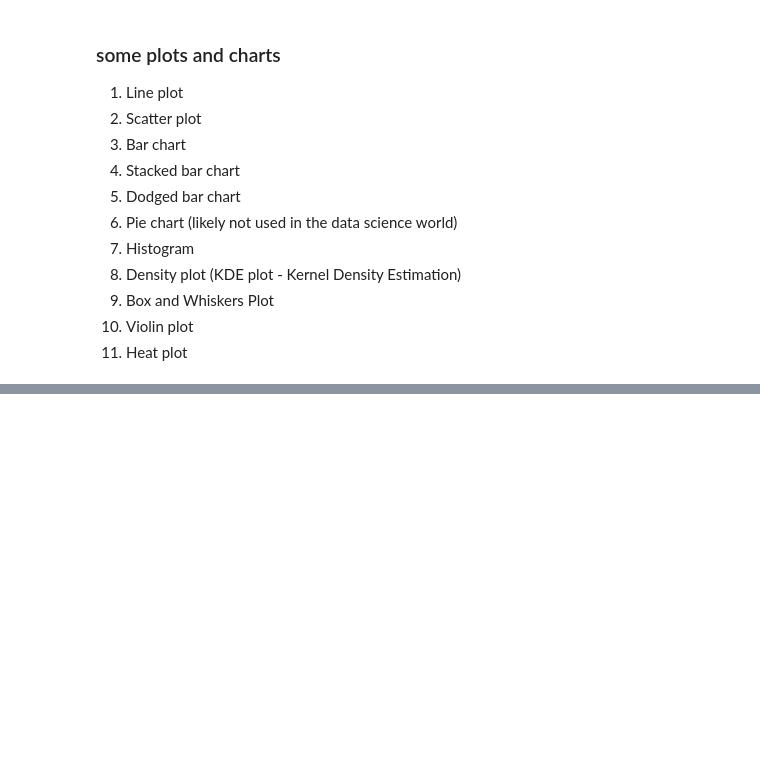
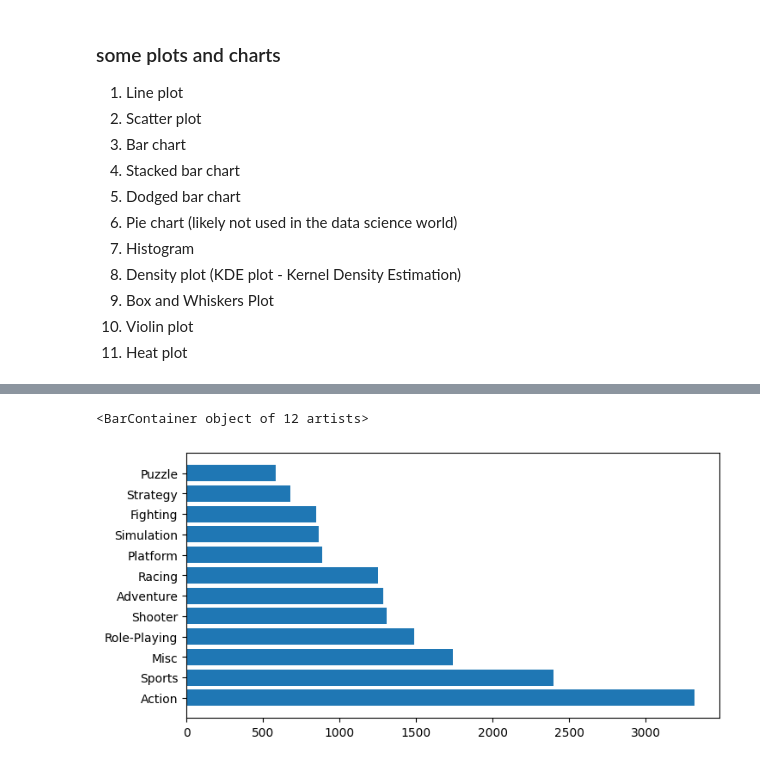
Before and after one commit to Abarajithan-Selvaraj/scaler-dsml-notes, a Jupyter notebook: 03 Python Libraries/data-viz.ipynb, the cells around one changed output, grey strips where cells are left out. Drawn from its saved outputs; the diff is of its cells as text; code cells hidden in the pictures; blank space fills up the shorter version.

```diff
--- a/03 Python Libraries/data-viz.ipynb
+++ b/03 Python Libraries/data-viz.ipynb
@@ -53,0 +82,6 @@ import seaborn as sns
+# %%
+plt.figure(figsize=(8, 4))
+plt.barh(x, y)
+# %% [output]
+<BarContainer object of 12 artists>
+[figure, added]
```
Also changed, not shown: parts of 15 cells of this notebook.
